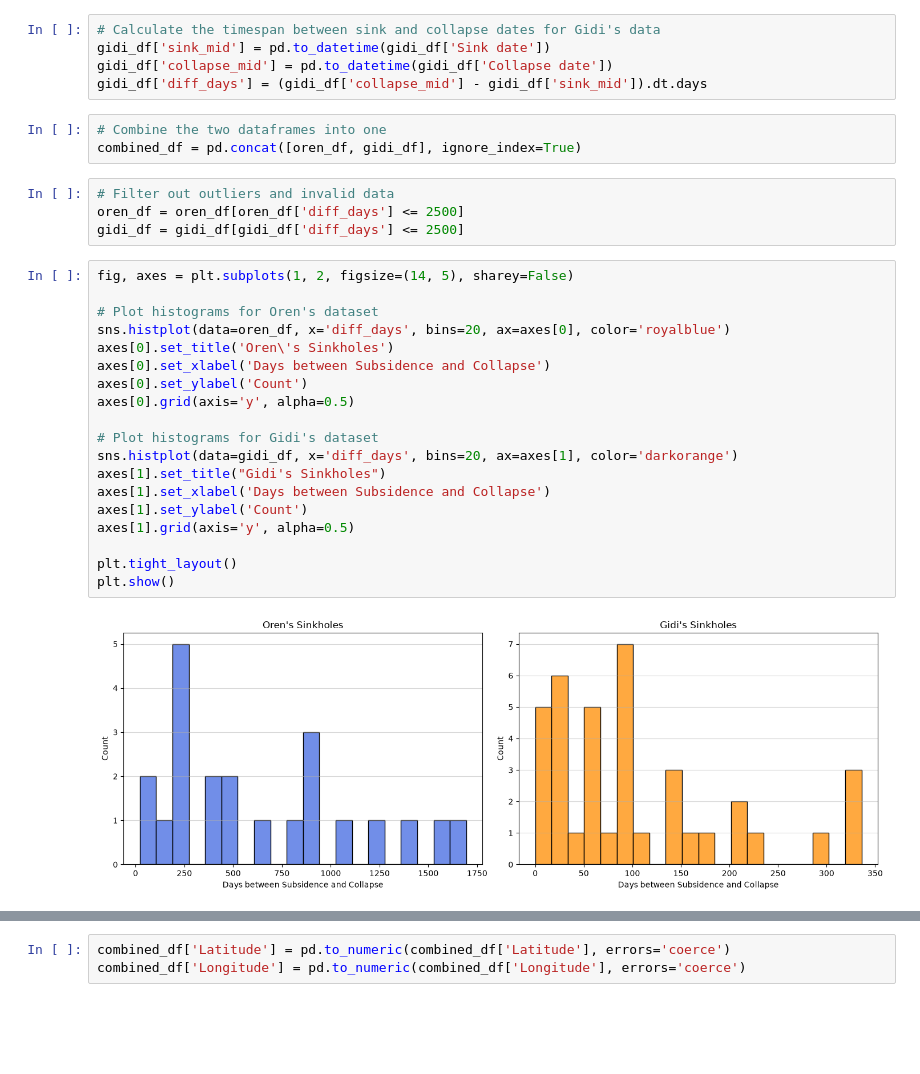
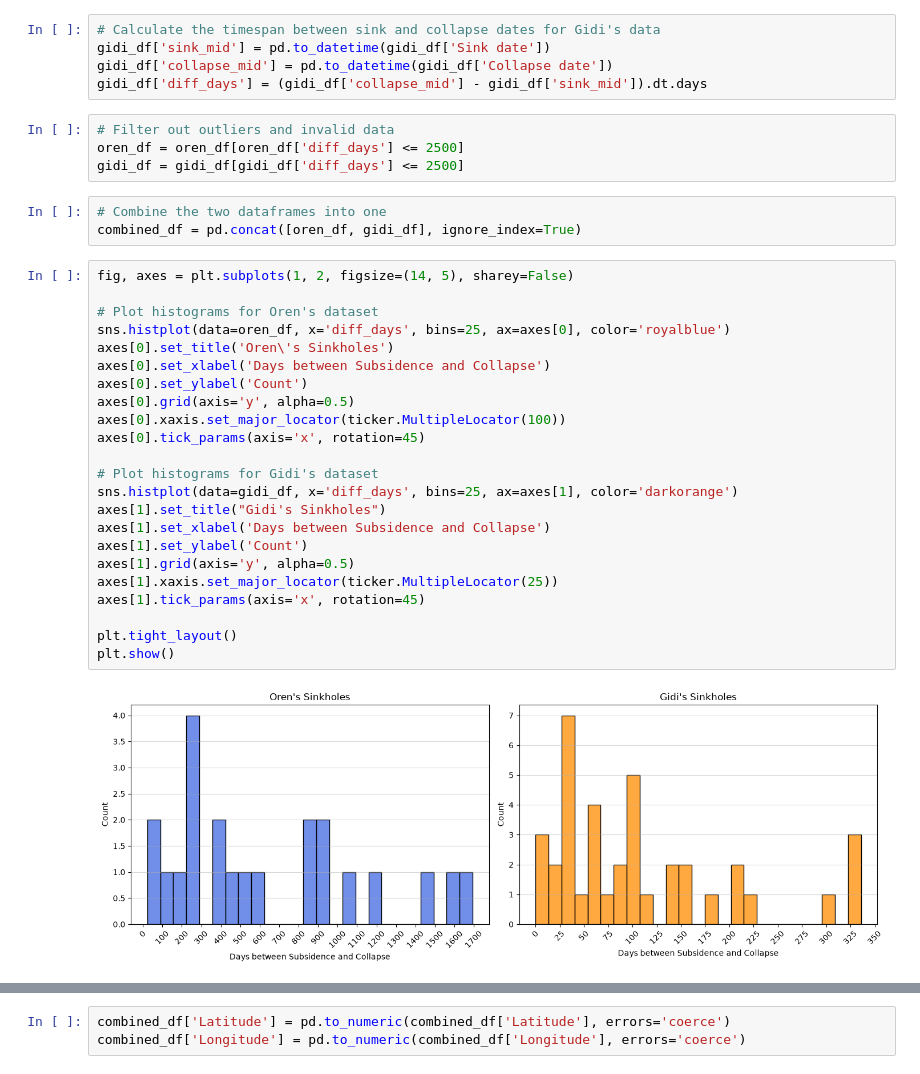
Before and after one commit to shimore-hub/Sinkholes_predict, a Jupyter notebook: Data Analysis/sink_collapse_timespan.ipynb, the cells around one changed output, grey strips where cells are left out. Drawn from its saved outputs; the diff is of its cells as text; blank space fills up the shorter version.

```diff
--- a/Data Analysis/sink_collapse_timespan.ipynb
+++ b/Data Analysis/sink_collapse_timespan.ipynb
@@ -53,34 +56,38 @@ oren_df['diff_days'] = (oren_df['collapse_mid'] - oren_df['sink_mid']).dt.days
 gidi_df['sink_mid'] = pd.to_datetime(gidi_df['Sink date'])
 gidi_df['collapse_mid'] = pd.to_datetime(gidi_df['Collapse date'])
 gidi_df['diff_days'] = (gidi_df['collapse_mid'] - gidi_df['sink_mid']).dt.days
-# %%
-# Combine the two dataframes into one
-combined_df = pd.concat([oren_df, gidi_df], ignore_index=True)
 # %%
 # Filter out outliers and invalid data
 oren_df = oren_df[oren_df['diff_days'] <= 2500]
 gidi_df = gidi_df[gidi_df['diff_days'] <= 2500]
+# %%
+# Combine the two dataframes into one
+combined_df = pd.concat([oren_df, gidi_df], ignore_index=True)
 # %%
 fig, axes = plt.subplots(1, 2, figsize=(14, 5), sharey=False)
 
 # Plot histograms for Oren's dataset
-sns.histplot(data=oren_df, x='diff_days', bins=20, ax=axes[0], color='royalblue')
+sns.histplot(data=oren_df, x='diff_days', bins=25, ax=axes[0], color='royalblue')
 axes[0].set_title('Oren\'s Sinkholes')
 axes[0].set_xlabel('Days between Subsidence and Collapse')
 axes[0].set_ylabel('Count')
 axes[0].grid(axis='y', alpha=0.5)
+axes[0].xaxis.set_major_locator(ticker.MultipleLocator(100))
+axes[0].tick_params(axis='x', rotation=45)
 
 # Plot histograms for Gidi's dataset
-sns.histplot(data=gidi_df, x='diff_days', bins=20, ax=axes[1], color='darkorange')
+sns.histplot(data=gidi_df, x='diff_days', bins=25, ax=axes[1], color='darkorange')
 axes[1].set_title("Gidi's Sinkholes")
 axes[1].set_xlabel('Days between Subsidence and Collapse')
 axes[1].set_ylabel('Count')
 axes[1].grid(axis='y', alpha=0.5)
+axes[1].xaxis.set_major_locator(ticker.MultipleLocator(25))
+axes[1].tick_params(axis='x', rotation=45)
 
 plt.tight_layout()
 plt.show()
 # %% [output]
-[figure, old version]
+[figure, new version]
 # %%
 sns.histplot(data=combined_df, x='diff_days', bins=10, hue='source', multiple='dodge', palette=['royalblue', 'darkorange'])
 plt.title('Combined Sinkholes Data')
```
Also changed, not shown: parts of 6 cells of this notebook.
